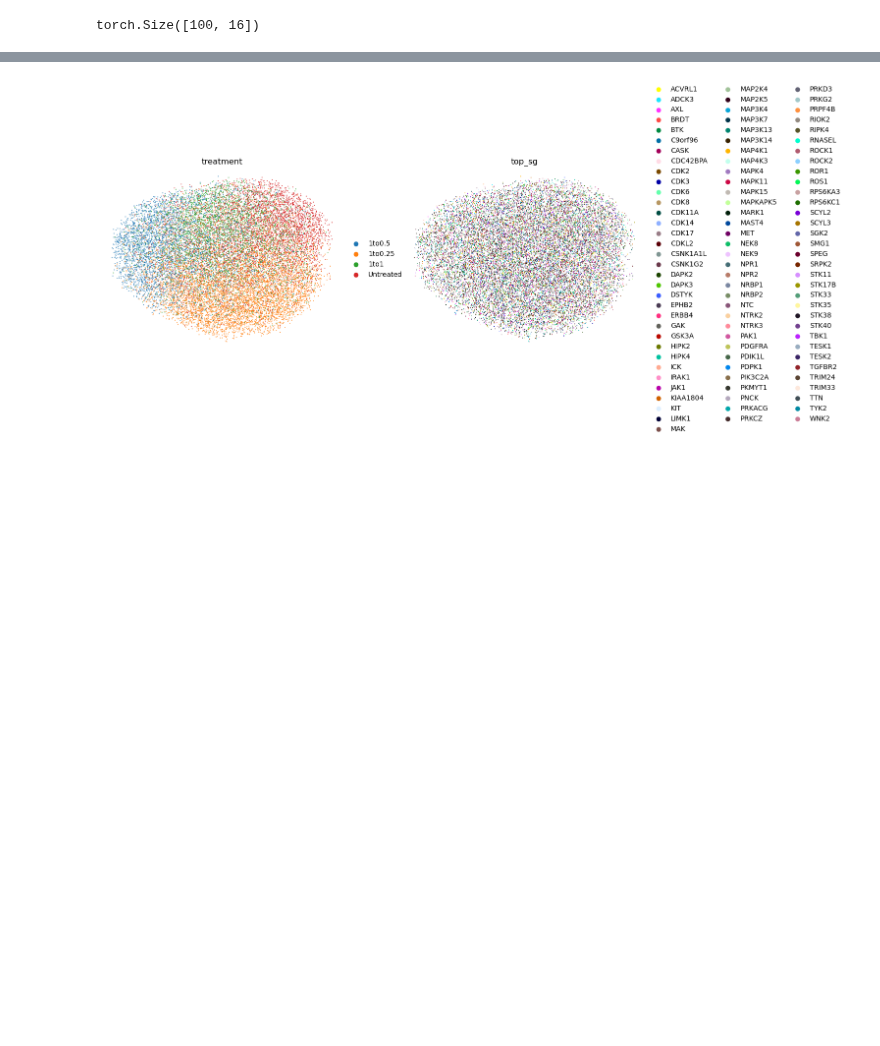
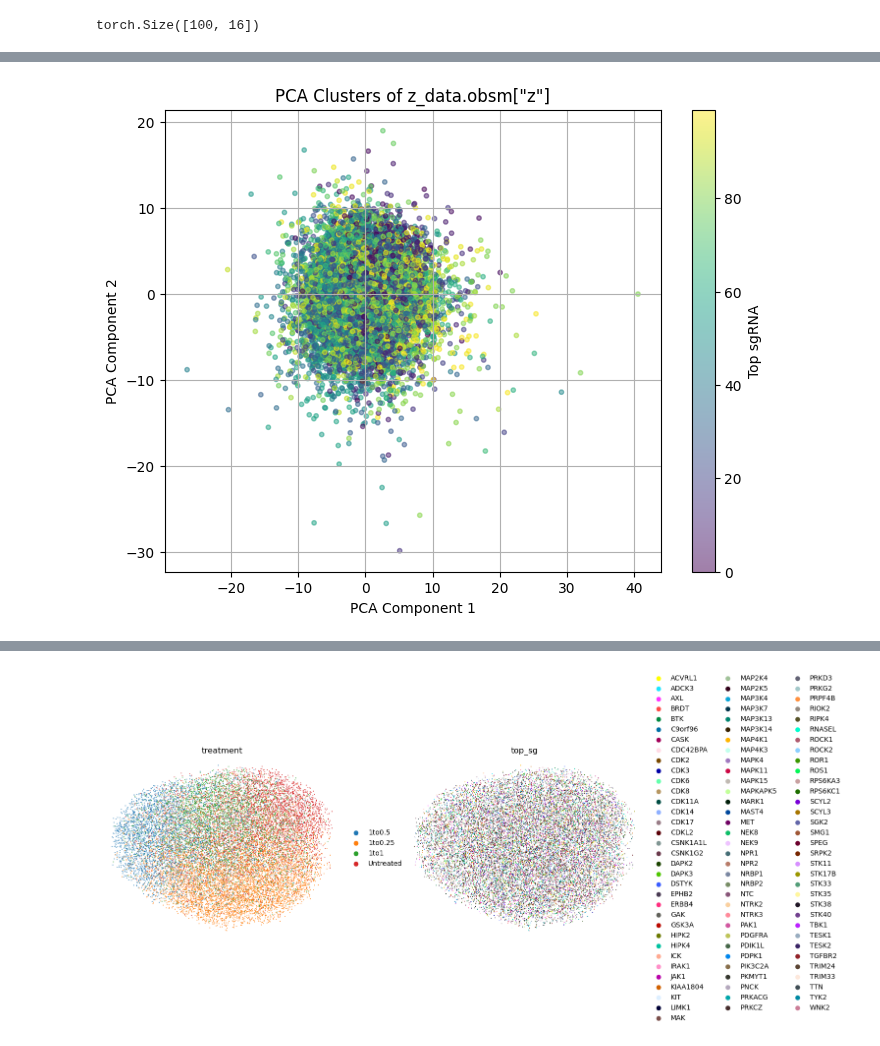
Before and after one commit to azizilab/SHERLOCK, a Jupyter notebook: PerturbVAE/training_test.ipynb, the cells around one changed output, grey strips where cells are left out. Cells and saved outputs as stored; diff of their text form; code cells hidden in the pictures; blank space fills up the shorter version.

```diff
--- a/PerturbVAE/training_test.ipynb
+++ b/PerturbVAE/training_test.ipynb
@@ -216,0 +248,17 @@ sc.pl.umap(z_data, color=['top_sg'], frameon=False, show=True)
+# %%
+from sklearn.decomposition import PCA
+
+pca = PCA(n_components=5)
+z_pca = pca.fit_transform(z_data.obsm['z'])
+
+# Plot the PCA clusters
+plt.figure(figsize=(8, 6))
+plt.scatter(z_pca[:, 0], z_pca[:, 1], alpha=0.5, s=10, c=z_data.obs['top_sg'].astype('category').cat.codes, cmap='viridis')
+plt.colorbar(label='Top sgRNA')
+plt.xlabel('PCA Component 1')
+plt.ylabel('PCA Component 2')
+plt.title('PCA Clusters of z_data.obsm["z"]')
+plt.grid(True)
+plt.show()
+# %% [output]
+[figure, added]
```
Also changed, not shown: parts of 12 cells of this notebook, 2 other files.
